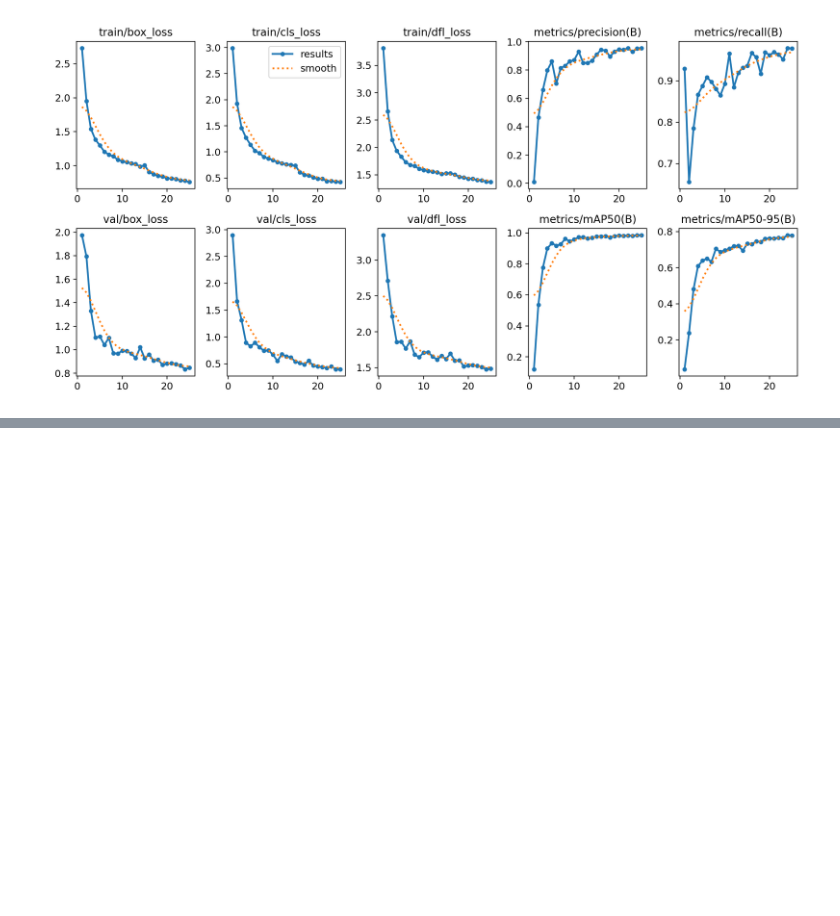
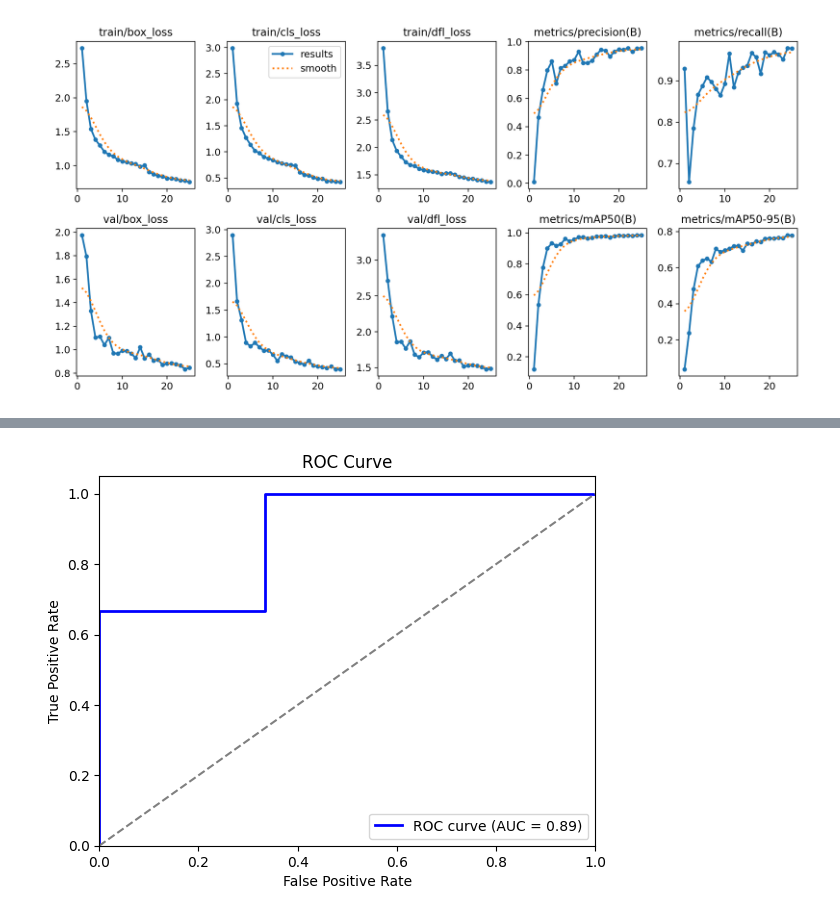
Before and after one commit to Bidhan-saha/YOLO, a Jupyter notebook: JMYOLOCUSTOM.ipynb, the cells around one changed output, grey strips where cells are left out. Saved outputs shown, nothing was run; the diff lists cells and outputs as text; code cells hidden in the pictures; blank space fills up the shorter version.

```diff
--- a/JMYOLOCUSTOM.ipynb
+++ b/JMYOLOCUSTOM.ipynb
@@ -130,0 +193,34 @@ Image(filename="runs/detect/train/results.png")
+# %%
+import pandas as pd
+import numpy as np
+import matplotlib.pyplot as plt
+from sklearn.metrics import roc_curve, auc
+
+# Load results.csv (contains validation metrics per epoch)
+df = pd.read_csv("runs/detect/train/results.csv")
+
+# Example: use validation confidence scores (probabilities) & true labels
+# You need prediction probabilities and ground-truth labels from YOLO’s json outputs
+# (coco_eval or val with save_json=True)
+
+# Dummy example: replace with your actual arrays
+y_true = [0, 0, 1, 1, 0, 1]          # ground truth labels (0=Normal, 1=Pneumonia)
+y_score = [0.1, 0.4, 0.35, 0.8, 0.2, 0.9]  # predicted confidence for "Pneumonia"
+
+# Compute ROC curve
+fpr, tpr, _ = roc_curve(y_true, y_score)
+roc_auc = auc(fpr, tpr)
+
+# Plot ROC
+plt.figure()
+plt.plot(fpr, tpr, color="blue", lw=2, label=f"ROC curve (AUC = {roc_auc:.2f})")
+plt.plot([0, 1], [0, 1], color="gray", linestyle="--")
+plt.xlim([0.0, 1.0])
+plt.ylim([0.0, 1.05])
+plt.xlabel("False Positive Rate")
+plt.ylabel("True Positive Rate")
+plt.title("ROC Curve")
+plt.legend(loc="lower right")
+plt.show()
+# %% [output]
+[figure, added]
```
Also changed, not shown: parts of 3 cells of this notebook.
